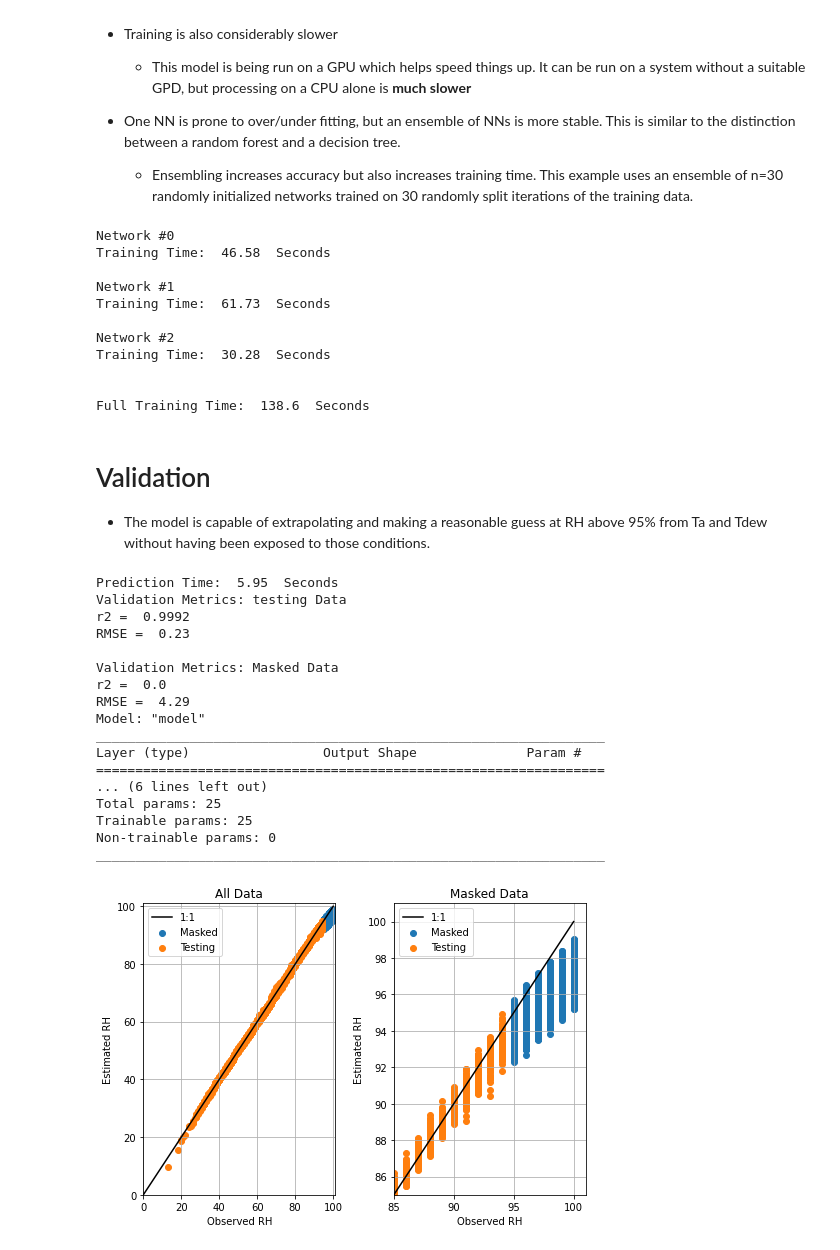
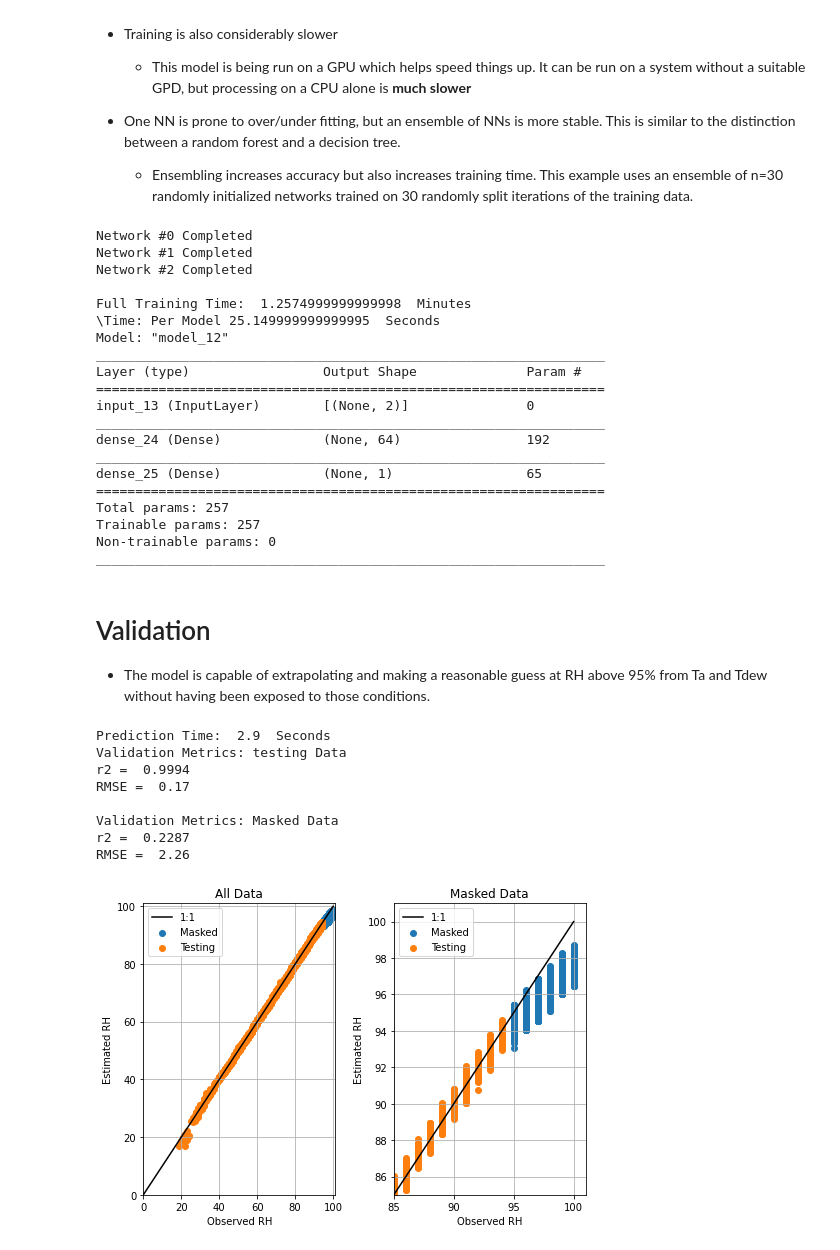
Before and after one commit to June-Skeeter/ML_Scripts, a Jupyter notebook: NN_v_RF_example.ipynb, the cells around one changed output. Cells and saved outputs as stored; diff of their text form; code cells hidden in the pictures.

Commit message:
Deriv Plot and Train Time

```diff
--- a/NN_v_RF_example.ipynb
+++ b/NN_v_RF_example.ipynb
@@ -163,8 +164,7 @@ import json
 def make_model(input_shape):
     input_layer = keras.layers.Input(input_shape)
     dense1 = keras.layers.Dense(
-        # 64,
-        6,
+        64,
         activation='relu',
         kernel_initializer="glorot_uniform",
         bias_initializer="zeros"
@@ -177,9 +177,11 @@ T0 = time.time()
 
 N = 3
 
+Training_Time = []
+
 for i in range(0,N):
     x_train, x_test, y_train, y_test = train_test_split(
-        x, y, test_size=0.1, random_state=42
+        x, y, test_size=0.1, random_state=N
         )
     if i == 0:
         Test_sets_x = [x_test]
@@ -217,29 +219,41 @@ for i in range(0,N):
     )
 
     T2 = time.time()
-    print('Network #'+str(i))
-    print('Training Time: ', np.round(T2 - T1,2),' Seconds')
-    print('')
+    Training_Time.append(round(T2 - T1,2))
+    print('Network #'+str(i)+' Training Complete')
+    # print('')
 
     if i == 0:
         model_json = model.to_json()
         with open("temp_files/model_architecture.json", "w") as json_file:
             json_file.write(model_json)
 
+Training_Time = np.array(Training_Time)
+print('\nFull Training Time: ', Training_Time.sum()/60,' Minutes')
+print('\Time: Per Model', Training_Time.mean(),' Seconds')
 
-print('\nFull Training Time: ', np.round(T2 - T0,2),' Seconds')
+model.summary()
 # %% [output]
-Network #0
-Training Time:  46.58  Seconds
+Network #0 Completed
+Network #1 Completed
+Network #2 Completed
 
-Network #1
-Training Time:  61.73  Seconds
-
-Network #2
-Training Time:  30.28  Seconds
-
-
-Full Training Time:  138.6  Seconds
+Full Training Time:  1.2574999999999998  Minutes
+\Time: Per Model 25.149999999999995  Seconds
+Model: "model_12"
+_________________________________________________________________
+Layer (type)                 Output Shape              Param #
+=================================================================
+input_13 (InputLayer)        [(None, 2)]               0
+_________________________________________________________________
+dense_24 (Dense)             (None, 64)                192
+_________________________________________________________________
+dense_25 (Dense)             (None, 1)                 65
+=================================================================
+Total params: 257
+Trainable params: 257
+Non-trainable params: 0
+_________________________________________________________________
 # %% [markdown]
 # Validation
 
@@ -278,50 +292,39 @@ for ax in axes:
     ax.set_xlabel('Observed '+Y_alias)
     ax.grid()
     ax.legend()
 
 axes[0].set_title('All Data')
 axes[0].set_xlim(0,101)
 axes[0].set_ylim(0,101)
 axes[1].set_title('Masked Data')
 axes[1].set_xlim(85,101)
 axes[1].set_ylim(85,101)
 plt.tight_layout()
 
 
 R2 = metrics.r2_score(y_test,test)
 if R2 < 0:
     R2 = 0.0
 RMSE = metrics.mean_squared_error(y_test,test)
 print('Validation Metrics: testing Data \nr2 = ',np.round(R2,4),'\nRMSE = ',np.round(RMSE,2))
 
 print()
 
 R2 = metrics.r2_score(y_mask,Mask)
 if R2 < 0:
     R2 = 0.0
 RMSE = metrics.mean_squared_error(y_mask,Mask)
 print('Validation Metrics: Masked Data \nr2 = ',np.round(R2,4),'\nRMSE = ',np.round(RMSE,2))
-
-loaded_model.summary()
 # %% [output]
-Prediction Time:  5.95  Seconds
+Prediction Time:  2.9  Seconds
 Validation Metrics: testing Data
-r2 =  0.9992
-RMSE =  0.23
+r2 =  0.9994
+RMSE =  0.17
 
 Validation Metrics: Masked Data
-r2 =  0.0
-RMSE =  4.29
-Model: "model"
-_________________________________________________________________
-Layer (type)                 Output Shape              Param #
-=================================================================
-... (6 lines left out)
-Total params: 25
-Trainable params: 25
-Non-trainable params: 0
-_________________________________________________________________
+r2 =  0.2287
+RMSE =  2.26
-[figure, old version]
+[figure, new version]
 # %%
 
 def Get_Weights(N):
```
Also changed, not shown: parts of 8 cells of this notebook.
